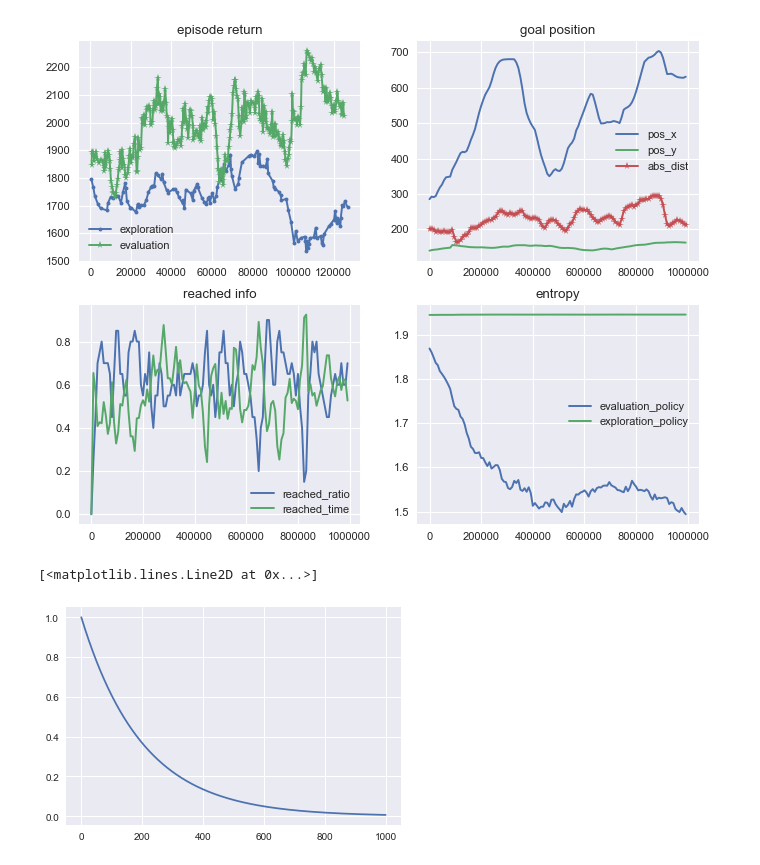
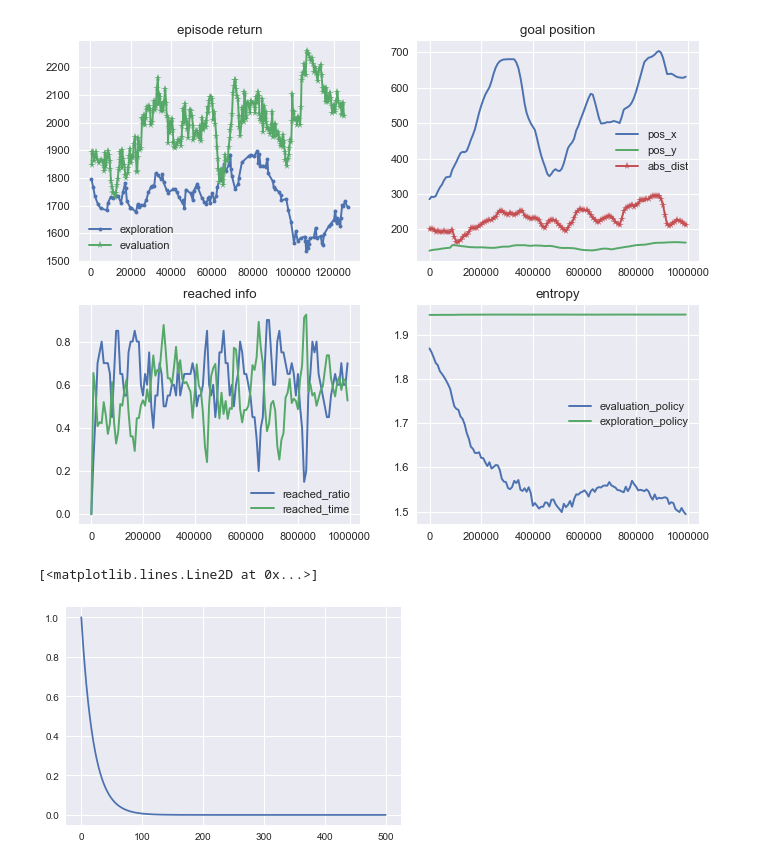
Before and after one commit to liziniu/SuperMario, a Jupyter notebook: Untitled.ipynb, the cells around one changed output. Saved outputs shown, nothing was run; the diff lists cells and outputs as text; code cells hidden in the pictures.

```diff
--- a/Untitled.ipynb
+++ b/Untitled.ipynb
@@ -128,9 +128,10 @@ File b'/Users/liziniu/mario/logs/acer_new/4-30/2019-04-30-21-28-29-296919/0.4.mo
 [figure]
 [figure]
 # %%
-x = np.arange(0, 1000, 0.1)
-alpha = 5e-3
+x = np.arange(0, 500, 0.1)
+alpha = 0.05
 plt.plot(x, np.exp(-alpha*x))
+# plt.yscale("log")
 # %% [output]
 [<matplotlib.lines.Line2D at 0x...>]
-[figure, old version]
+[figure, new version]
```
Also changed, not shown: 4 other files.
